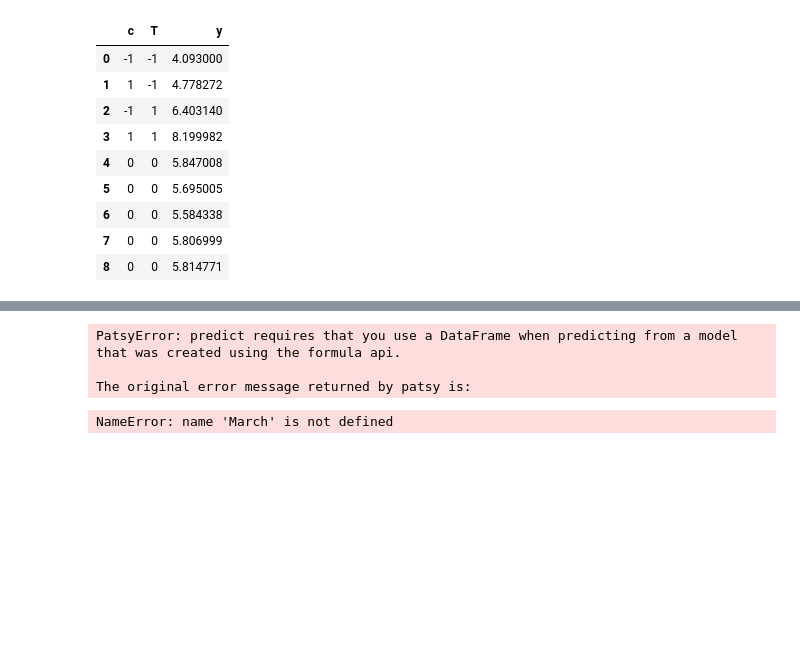
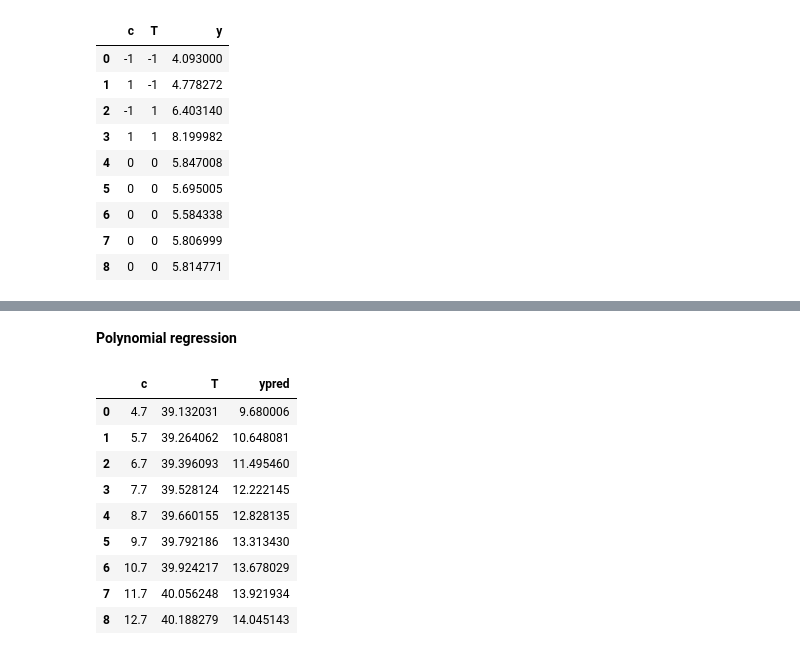
Before and after one commit to oscartq/lab3, a Jupyter notebook: lab3.ipynb, the cells around one changed output, grey strips where cells are left out. Cells and saved outputs as stored; diff of their text form; code cells hidden in the pictures; blank space fills up the shorter version.

```diff
--- a/lab3.ipynb
+++ b/lab3.ipynb
@@ -241,0 +419,3 @@ Name: Temperature, dtype: float64
+# %%
+res2 = smf.ols(formula='y ~ c + T + c:T + I(c**2) + I(T**2)', data=March).fit()
+print(res2.summary())
@@ -242,30 +440,27 @@ Name: Temperature, dtype: float64
+# %% [markdown]
+**Polynomial regression**
 # %%
-Origin = [0,0]
-delta= [1.0, 1.4330/0.6205]
-y=[41.0,42.9,47.1,49.7,53.8,59.9,65.0,70.4,77.6,80.3,76.2,75.1]
+Origin = [3.7,39.0]
+delta= [1.0, 0.0392/0.2969]
 
 march=[]
 for i in range(0,len(y)):
     march.append((Origin[0]+(i+1)*delta[0],Origin[1]+(i+1)*delta[1]))
 
-March=pd.DataFrame(march,columns=['t', 'T'])
-ypred=res1.predict(March)
+March=pd.DataFrame(march,columns=['c', 'T'])
+ypred=res2.predict(March)
 
-March['y']=y
 March['ypred']=ypred
 
 March
 # %% [output]
-PatsyError: predict requires that you use a DataFrame when predicting from a model
-that was created using the formula api.
-
-The original error message returned by patsy is:
+|  | c | T | ypred |
+| 0 | 4.7 | 39.132031 | 9.680006 |
+| 1 | 5.7 | 39.264062 | 10.648081 |
+| 2 | 6.7 | 39.396093 | 11.495460 |
+| 3 | 7.7 | 39.528124 | 12.222145 |
+| 4 | 8.7 | 39.660155 | 12.828135 |
+| 5 | 9.7 | 39.792186 | 13.313430 |
+| 6 | 10.7 | 39.924217 | 13.678029 |
+| 7 | 11.7 | 40.056248 | 13.921934 |
+| 8 | 12.7 | 40.188279 | 14.045143 |
-# %%
-# Plotting data for the 'March' DataFrame
-# The plot shows actual data ('y') and predicted data ('ypred')
-ax=March['y'].plot()
-ax=March['ypred'].plot()
-ax.set_xlabel('step')  # Set x-axis label as 'step'
-ax.set_ylabel('Yield')  # Set y-axis label as 'Yield'
-# %% [output]
-NameError: name 'March' is not defined
```
Also changed, not shown: parts of 20 cells of this notebook, 1 other file.
